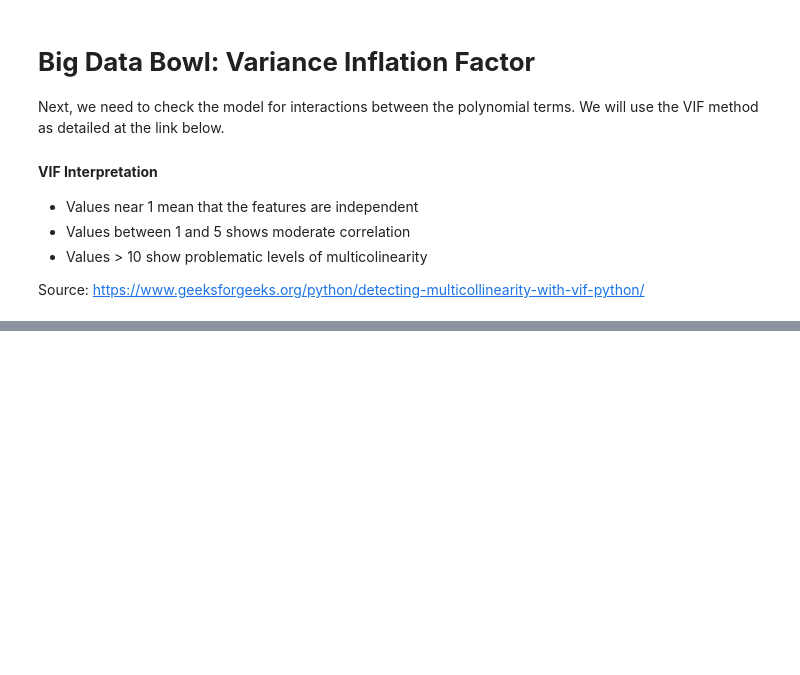
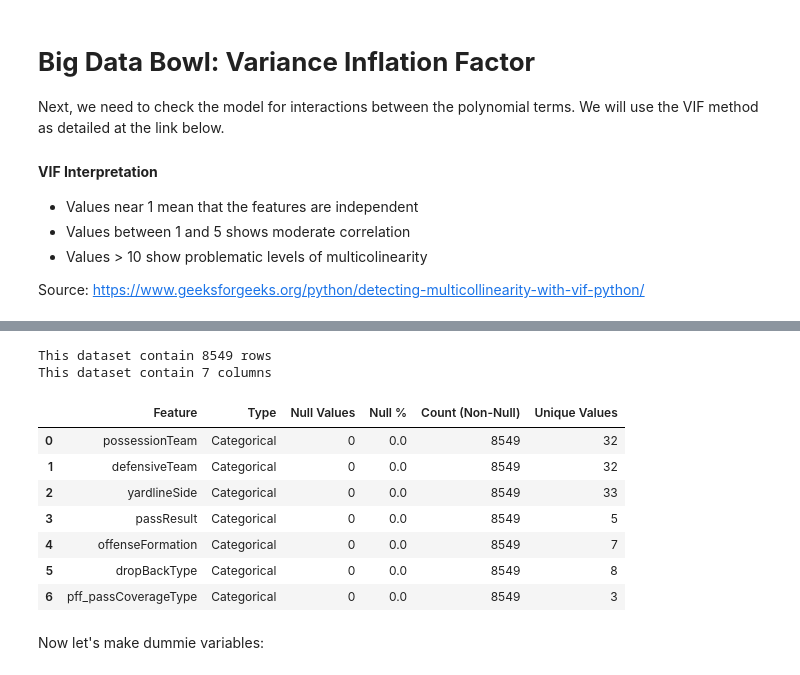
Before and after one commit to LeeMcFarling/AFL_Project, a Jupyter notebook: Modeling/Weekly Assignments/Week_1.ipynb, the cells around one changed output, grey strips where cells are left out. Saved outputs shown, nothing was run; the diff lists cells and outputs as text; code cells hidden in the pictures; blank space fills up the shorter version.

```diff
--- a/Modeling/Weekly Assignments/Week_1.ipynb
+++ b/Modeling/Weekly Assignments/Week_1.ipynb
@@ -523,0 +536,24 @@ VIF_data.sort_values(by='VIF', ascending=False)
+# %%
+# BDB_All_Plays_Clean = BDB_All_Plays_Clean.drop(columns='pff_passCoverage', axis=1)
+
+# Added after VIF a second time
+# BDB_All_Plays_Clean = BDB_All_Plays_Clean.drop(columns='personnelO', axis=1)
+
+# Added after VIF a third time
+BDB_All_Plays_Clean = BDB_All_Plays_Clean.drop(columns='personnelD', axis=1)
+# %%
+BDB_All_Plays_Clean_Categorical = categorify(BDB_All_Plays_Clean)
+profile_dataset(BDB_All_Plays_Clean_Categorical)
+# %% [output]
+This dataset contain 8549 rows
+This dataset contain 7 columns
+|  | Feature | Type | Null Values | Null % | Count (Non-Null) | Unique Values |
+| 0 | possessionTeam | Categorical | 0 | 0.0 | 8549 | 32 |
+| 1 | defensiveTeam | Categorical | 0 | 0.0 | 8549 | 32 |
+| 2 | yardlineSide | Categorical | 0 | 0.0 | 8549 | 33 |
+| 3 | passResult | Categorical | 0 | 0.0 | 8549 | 5 |
+| 4 | offenseFormation | Categorical | 0 | 0.0 | 8549 | 7 |
+| 5 | dropBackType | Categorical | 0 | 0.0 | 8549 | 8 |
+| 6 | pff_passCoverageType | Categorical | 0 | 0.0 | 8549 | 3 |
+# %% [markdown]
+Now let's make dummie variables:
```
Also changed, not shown: parts of 18 cells of this notebook, 2 other files.
